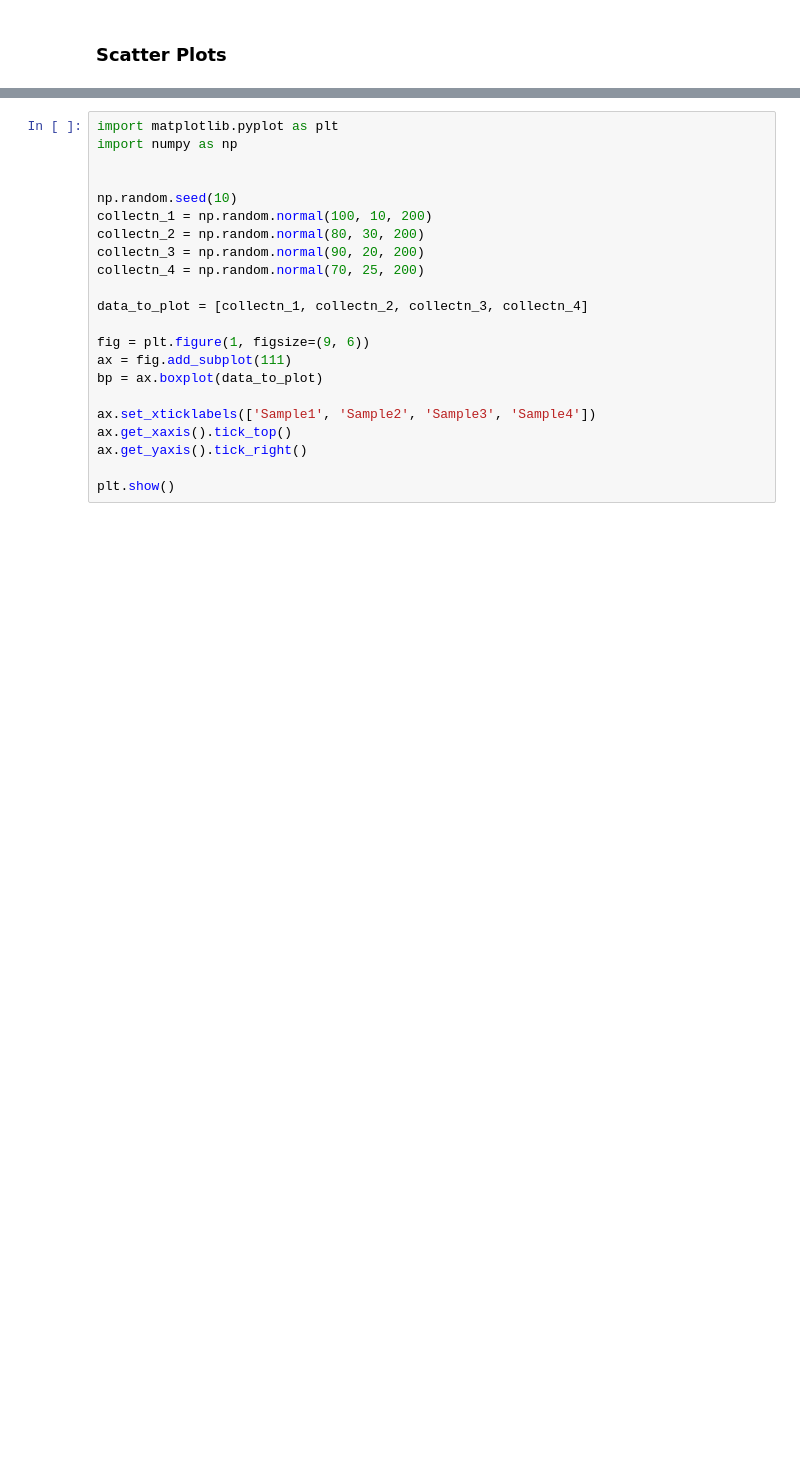
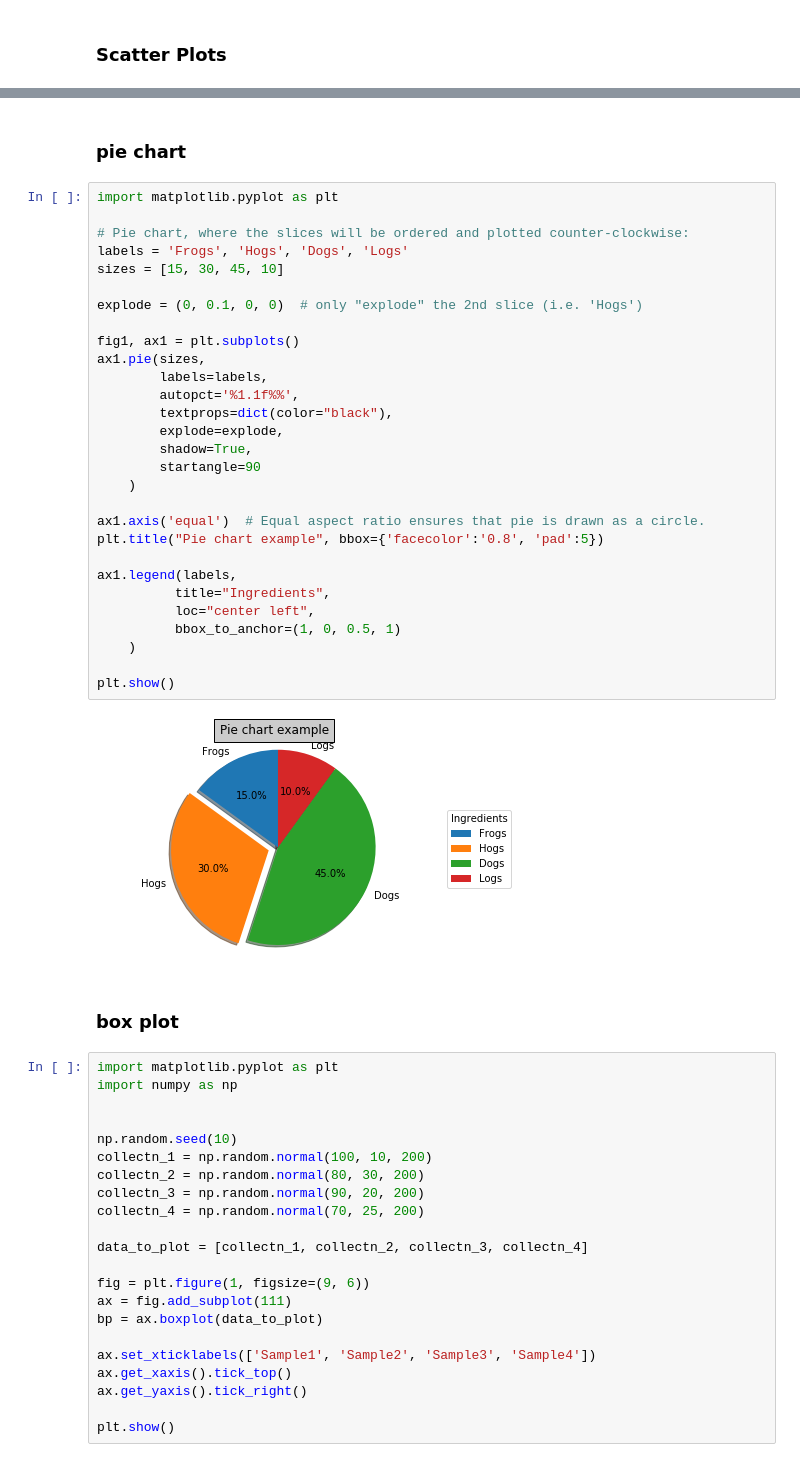
Before and after one commit to jc7qx/pylearning, a Jupyter notebook: matplotlib.ipynb, the cells around one changed output, grey strips where cells are left out. Drawn from its saved outputs; the diff is of its cells as text; blank space fills up the shorter version.

```diff
--- a/matplotlib.ipynb
+++ b/matplotlib.ipynb
@@ -405,3 +438,38 @@ plt.pie(frepie, labels=labels, autopct='%1.1f%%')
+# %% [markdown]
+### pie chart
+# %%
+import matplotlib.pyplot as plt
+
+# Pie chart, where the slices will be ordered and plotted counter-clockwise:
+labels = 'Frogs', 'Hogs', 'Dogs', 'Logs'
+sizes = [15, 30, 45, 10]
+
+explode = (0, 0.1, 0, 0)  # only "explode" the 2nd slice (i.e. 'Hogs')
+
+fig1, ax1 = plt.subplots()
+ax1.pie(sizes,
+        labels=labels,
+        autopct='%1.1f%%',
+        textprops=dict(color="black"),
+        explode=explode,
+        shadow=True,
+        startangle=90
+    )
+
+ax1.axis('equal')  # Equal aspect ratio ensures that pie is drawn as a circle.
+plt.title("Pie chart example", bbox={'facecolor':'0.8', 'pad':5})
+
+ax1.legend(labels,
+          title="Ingredients",
+          loc="center left",
+          bbox_to_anchor=(1, 0, 0.5, 1)
+    )
+
+plt.show()
+# %% [output]
+[figure, added]
+# %% [markdown]
+### box plot
 # %%
 import matplotlib.pyplot as plt
 import numpy as np
```
Also changed, not shown: parts of 29 cells of this notebook, 1 other file.
